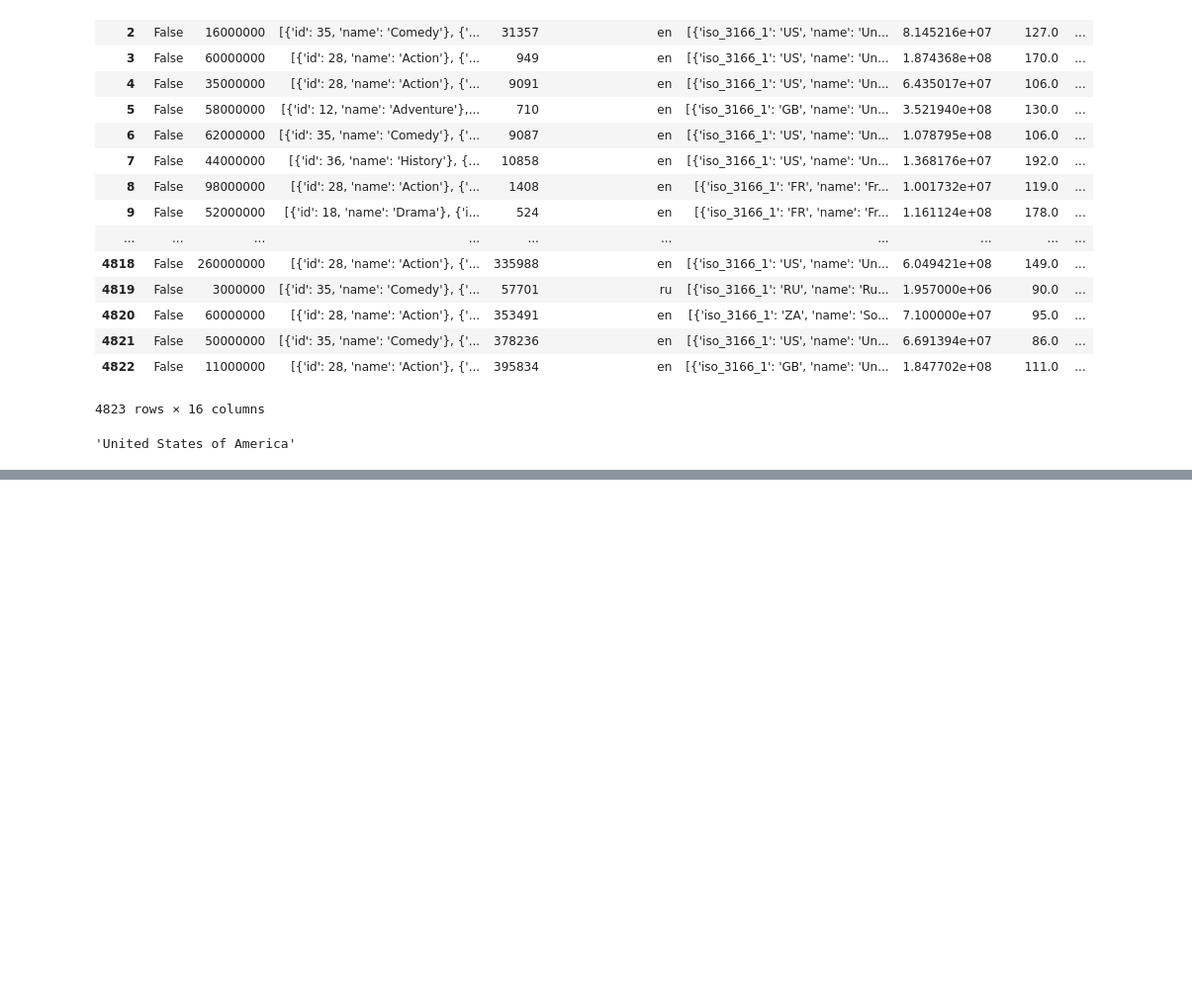
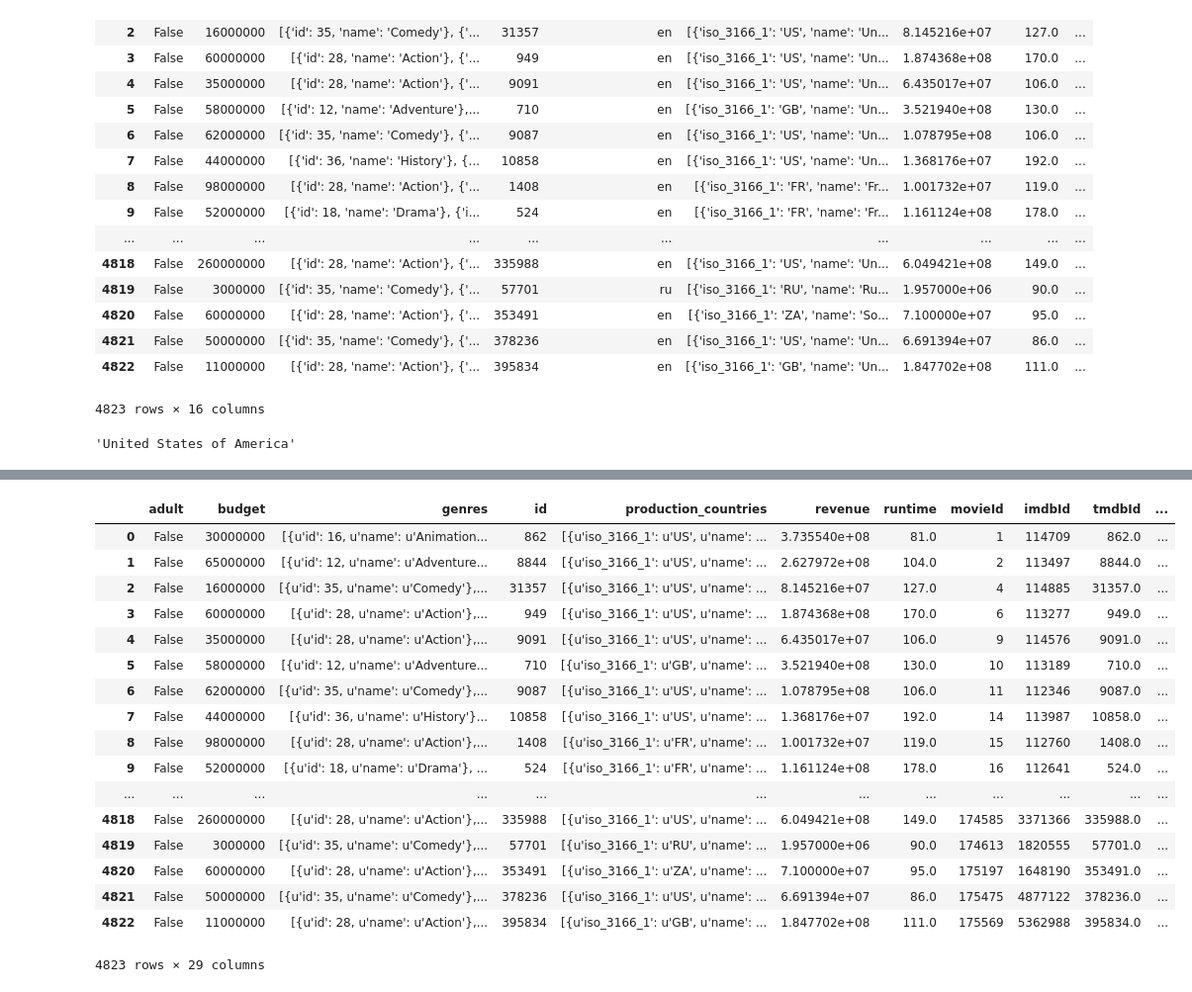
Before and after one commit to oupton/startup-ds, a Jupyter notebook: Feature engineering .ipynb, the cells around one changed output, grey strips where cells are left out. Shown at 99% size. Drawn from its saved outputs; the diff is of its cells as text; code cells hidden in the pictures; blank space fills up the shorter version.

```diff
--- a/Feature engineering .ipynb
+++ b/Feature engineering .ipynb
@@ -79,0 +170,26 @@ movie_df
+# %%
+movie_df = movie_df.join(one_hot)
+# %%
+movie_df = movie_df.drop(['original_language'],1)
+movie_df = movie_df.drop(['spoken_languages'],1)
+# %%
+movie_df
+# %% [output]
+|  | adult | budget | genres | id | production_countries | revenue | runtime | movieId | imdbId | tmdbId | ... |
+| 0 | False | 30000000 | [{u'id': 16, u'name': u'Animation... | 862 | [{u'iso_3166_1': u'US', u'name': ... | 3.735540e+08 | 81.0 | 1 | 114709 | 862.0 | ... |
+| 1 | False | 65000000 | [{u'id': 12, u'name': u'Adventure... | 8844 | [{u'iso_3166_1': u'US', u'name': ... | 2.627972e+08 | 104.0 | 2 | 113497 | 8844.0 | ... |
+| 2 | False | 16000000 | [{u'id': 35, u'name': u'Comedy'},... | 31357 | [{u'iso_3166_1': u'US', u'name': ... | 8.145216e+07 | 127.0 | 4 | 114885 | 31357.0 | ... |
+| 3 | False | 60000000 | [{u'id': 28, u'name': u'Action'},... | 949 | [{u'iso_3166_1': u'US', u'name': ... | 1.874368e+08 | 170.0 | 6 | 113277 | 949.0 | ... |
+| 4 | False | 35000000 | [{u'id': 28, u'name': u'Action'},... | 9091 | [{u'iso_3166_1': u'US', u'name': ... | 6.435017e+07 | 106.0 | 9 | 114576 | 9091.0 | ... |
+| 5 | False | 58000000 | [{u'id': 12, u'name': u'Adventure... | 710 | [{u'iso_3166_1': u'GB', u'name': ... | 3.521940e+08 | 130.0 | 10 | 113189 | 710.0 | ... |
+| 6 | False | 62000000 | [{u'id': 35, u'name': u'Comedy'},... | 9087 | [{u'iso_3166_1': u'US', u'name': ... | 1.078795e+08 | 106.0 | 11 | 112346 | 9087.0 | ... |
+| 7 | False | 44000000 | [{u'id': 36, u'name': u'History'}... | 10858 | [{u'iso_3166_1': u'US', u'name': ... | 1.368176e+07 | 192.0 | 14 | 113987 | 10858.0 | ... |
+| 8 | False | 98000000 | [{u'id': 28, u'name': u'Action'},... | 1408 | [{u'iso_3166_1': u'FR', u'name': ... | 1.001732e+07 | 119.0 | 15 | 112760 | 1408.0 | ... |
+| 9 | False | 52000000 | [{u'id': 18, u'name': u'Drama'}, ... | 524 | [{u'iso_3166_1': u'FR', u'name': ... | 1.161124e+08 | 178.0 | 16 | 112641 | 524.0 | ... |
+| ... | ... | ... | ... | ... | ... | ... | ... | ... | ... | ... | ... |
+| 4818 | False | 260000000 | [{u'id': 28, u'name': u'Action'},... | 335988 | [{u'iso_3166_1': u'US', u'name': ... | 6.049421e+08 | 149.0 | 174585 | 3371366 | 335988.0 | ... |
+| 4819 | False | 3000000 | [{u'id': 35, u'name': u'Comedy'},... | 57701 | [{u'iso_3166_1': u'RU', u'name': ... | 1.957000e+06 | 90.0 | 174613 | 1820555 | 57701.0 | ... |
+| 4820 | False | 60000000 | [{u'id': 28, u'name': u'Action'},... | 353491 | [{u'iso_3166_1': u'ZA', u'name': ... | 7.100000e+07 | 95.0 | 175197 | 1648190 | 353491.0 | ... |
+| 4821 | False | 50000000 | [{u'id': 35, u'name': u'Comedy'},... | 378236 | [{u'iso_3166_1': u'US', u'name': ... | 6.691394e+07 | 86.0 | 175475 | 4877122 | 378236.0 | ... |
+| 4822 | False | 11000000 | [{u'id': 28, u'name': u'Action'},... | 395834 | [{u'iso_3166_1': u'GB', u'name': ... | 1.847702e+08 | 111.0 | 175569 | 5362988 | 395834.0 | ... |
+4823 rows × 29 columns
```
Also changed, not shown: parts of 8 cells of this notebook, 1 other file.
